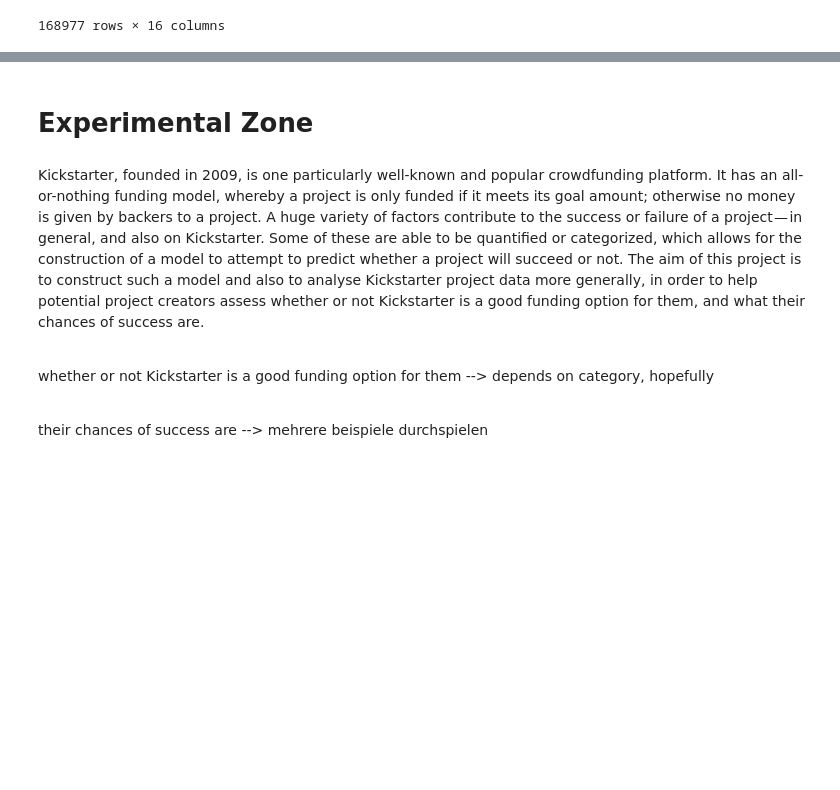
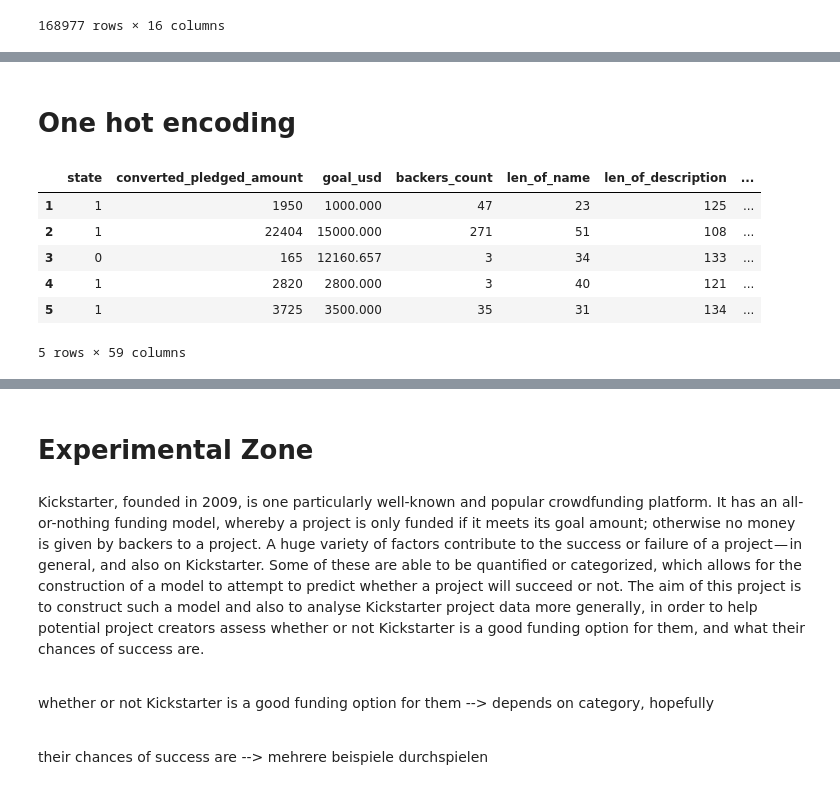
Before and after one commit to fabwerk90/Kickstarter---Project-Success-Prediction, a Jupyter notebook: Feature Engineering.ipynb, the cells around one changed output, grey strips where cells are left out. Cells and saved outputs as stored; diff of their text form; code cells hidden in the pictures; blank space fills up the shorter version.

```diff
--- a/Feature Engineering.ipynb
+++ b/Feature Engineering.ipynb
@@ -189,0 +153,29 @@ df_encoded.head()
+# %% [markdown]
+# One hot encoding
+# %%
+df_dummies = df_encoded.copy()
+#dummy variables for metacategory
+metacategory_dummies = pd.get_dummies(df_dummies["metacategory"], drop_first = True)
+#dummy variables for currency:
+curreny_dummies = pd.get_dummies(df_dummies["currency"], drop_first = True)
+#dummy variables for country:
+country_dummies = pd.get_dummies(df_dummies["country"], drop_first = True)
+#dummy variables for staff_pick:
+staff_pick_dummies = pd.get_dummies(df_dummies["staff_pick"], drop_first = True)
+# adding it to Dataframe - df_dummies:
+df_dummies = pd.concat([df_dummies, metacategory_dummies, curreny_dummies, country_dummies, staff_pick_dummies], axis=1)
+# droping original column:
+df_dummies = df_dummies.drop (["metacategory","currency","country","staff_pick","is_starrable"],axis=1)
+df_dummies.rename(columns={ df_dummies.columns[-1]: "staff_pick" }, inplace = True)
+#### Transform target variable state in 0s (failed) and 1s (succesfull):
+df_dummies['state'] = df_dummies['state'].map({'successful': 1, 'failed': 0})
+###show results
+df_dummies.head()
+# %% [output]
+|  | state | converted_pledged_amount | goal_usd | backers_count | len_of_name | len_of_description | ... |
+| 1 | 1 | 1950 | 1000.000 | 47 | 23 | 125 | ... |
+| 2 | 1 | 22404 | 15000.000 | 271 | 51 | 108 | ... |
+| 3 | 0 | 165 | 12160.657 | 3 | 34 | 133 | ... |
+| 4 | 1 | 2820 | 2800.000 | 3 | 40 | 121 | ... |
+| 5 | 1 | 3725 | 3500.000 | 35 | 31 | 134 | ... |
+5 rows × 59 columns
```
Also changed, not shown: parts of 6 cells of this notebook.
